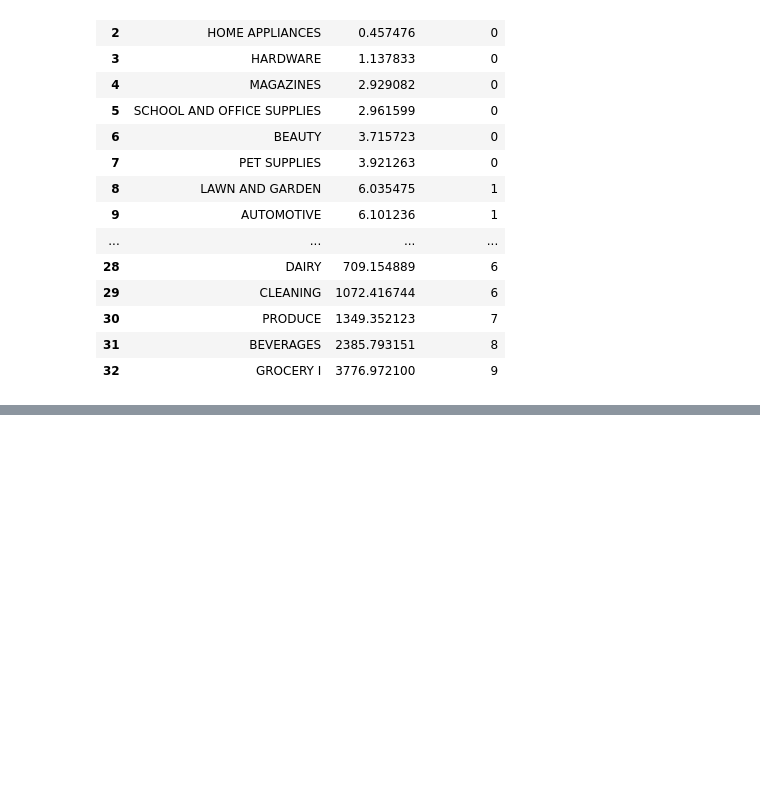
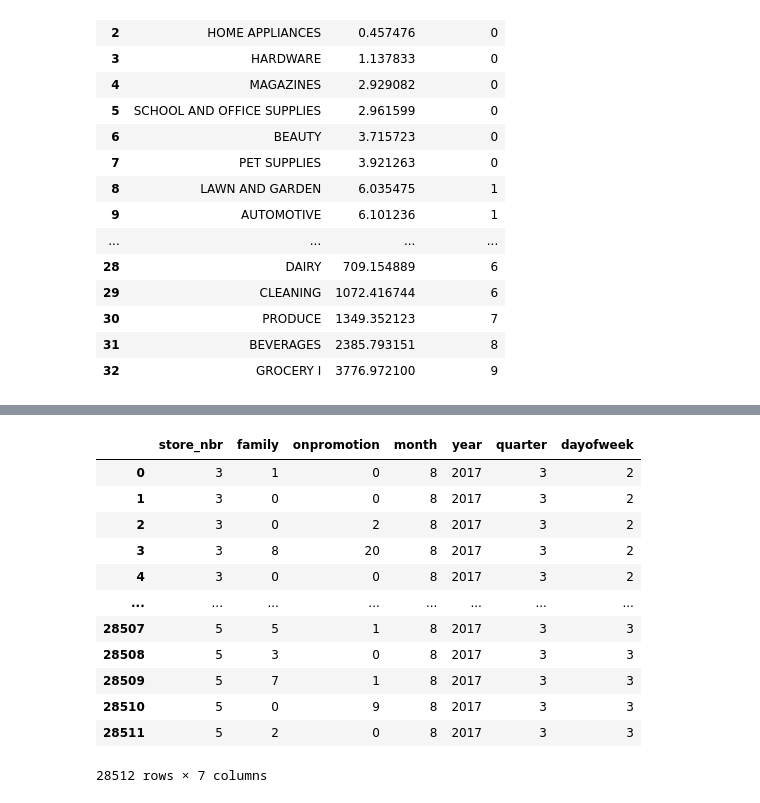
Before and after one commit to mtkrahling/-kaggle_projects, a Jupyter notebook: sales-forecasting_v1_inprog.ipynb, the cells around one changed output, grey strips where cells are left out. Drawn from its saved outputs; the diff is of its cells as text; code cells hidden in the pictures; blank space fills up the shorter version.

```diff
--- a/sales-forecasting_v1_inprog.ipynb
+++ b/sales-forecasting_v1_inprog.ipynb
@@ -321,0 +334,20 @@ train_df_.head()
+# %%
+X_train = train_df_.drop(["city", "state", "type", "cluster", "date"], axis=1).copy()
+X_test = test_df.drop(["city", "state", "type", "cluster", "date"], axis=1)
+y_train = X_train.pop("sales")
+# %%
+X_test
+# %% [output]
+|  | store_nbr | family | onpromotion | month | year | quarter | dayofweek |
+| 0 | 3 | 1 | 0 | 8 | 2017 | 3 | 2 |
+| 1 | 3 | 0 | 0 | 8 | 2017 | 3 | 2 |
+| 2 | 3 | 0 | 2 | 8 | 2017 | 3 | 2 |
+| 3 | 3 | 8 | 20 | 8 | 2017 | 3 | 2 |
+| 4 | 3 | 0 | 0 | 8 | 2017 | 3 | 2 |
+| ... | ... | ... | ... | ... | ... | ... | ... |
+| 28507 | 5 | 5 | 1 | 8 | 2017 | 3 | 3 |
+| 28508 | 5 | 3 | 0 | 8 | 2017 | 3 | 3 |
+| 28509 | 5 | 7 | 1 | 8 | 2017 | 3 | 3 |
+| 28510 | 5 | 0 | 9 | 8 | 2017 | 3 | 3 |
+| 28511 | 5 | 2 | 0 | 8 | 2017 | 3 | 3 |
+28512 rows × 7 columns
```
Also changed, not shown: parts of 15 cells of this notebook.
